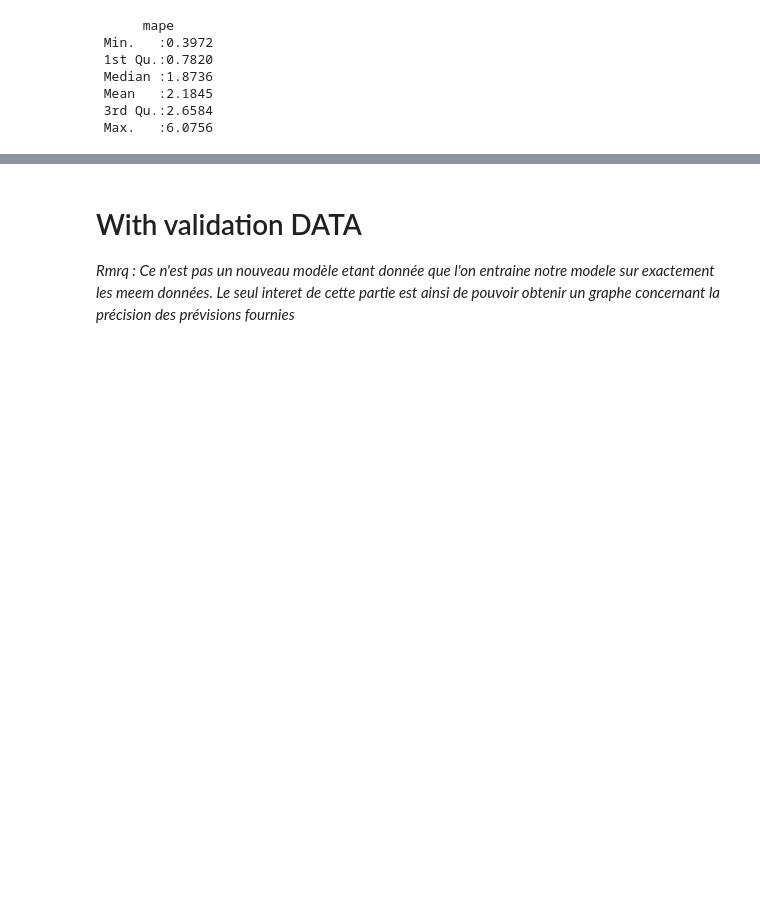
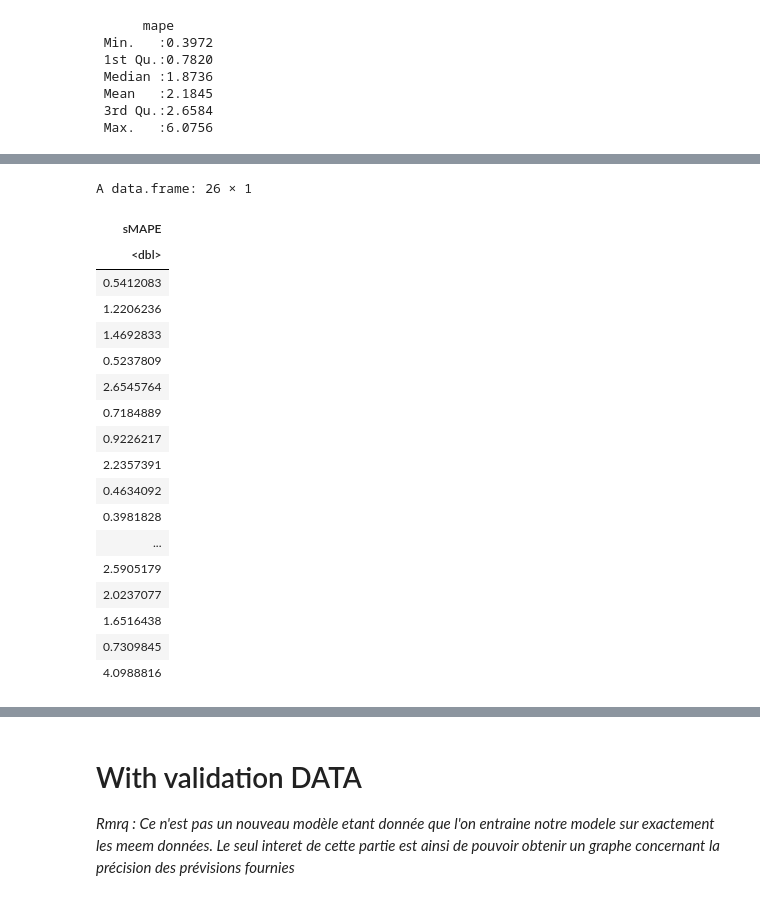
Before and after one commit to Jay-boo/TimeSeries_ACOSS, a Jupyter notebook: multivariate_LSTM_bis.ipynb, the cells around one changed output, grey strips where cells are left out. Drawn from its saved outputs; the diff is of its cells as text; code cells hidden in the pictures; blank space fills up the shorter version.

```diff
--- a/multivariate_LSTM_bis.ipynb
+++ b/multivariate_LSTM_bis.ipynb
@@ -862 +869,36 @@ summary(MAPE)
+# %%
+sMAPE <- c()
+for (var in 1:dim(LSTM_forecast)[3]){
+    obs <-df.diff[(nrow(scaled_train)-prediction+1):nrow(scaled_train),var]
+    pred <- LSTM_forecast[,,var]
+    starting_point <- df.ts[nrow(scaled_train)-prediction,var]
+    obs <-diffinv(obs,xi=starting_point)
+    pred <-diffinv(pred,xi=starting_point)
+
+    sMAPE <-c(sMAPE,mean(200*abs(obs-pred)/(obs+pred)))
+
+}
+sMAPE <- sMAPE %>%as.data.frame()
+colnames(sMAPE) <- "sMAPE"
+sMAPE
+# %% [output]
+A data.frame: 26 × 1
+| sMAPE |
+| <dbl> |
+| 0.5412083 |
+| 1.2206236 |
+| 1.4692833 |
+| 0.5237809 |
+| 2.6545764 |
+| 0.7184889 |
+| 0.9226217 |
+| 2.2357391 |
+| 0.4634092 |
+| 0.3981828 |
+| ... |
+| 2.5905179 |
+| 2.0237077 |
+| 1.6516438 |
+| 0.7309845 |
+| 4.0988816 |
 # %%
```
Also changed, not shown: parts of 3 cells of this notebook.
